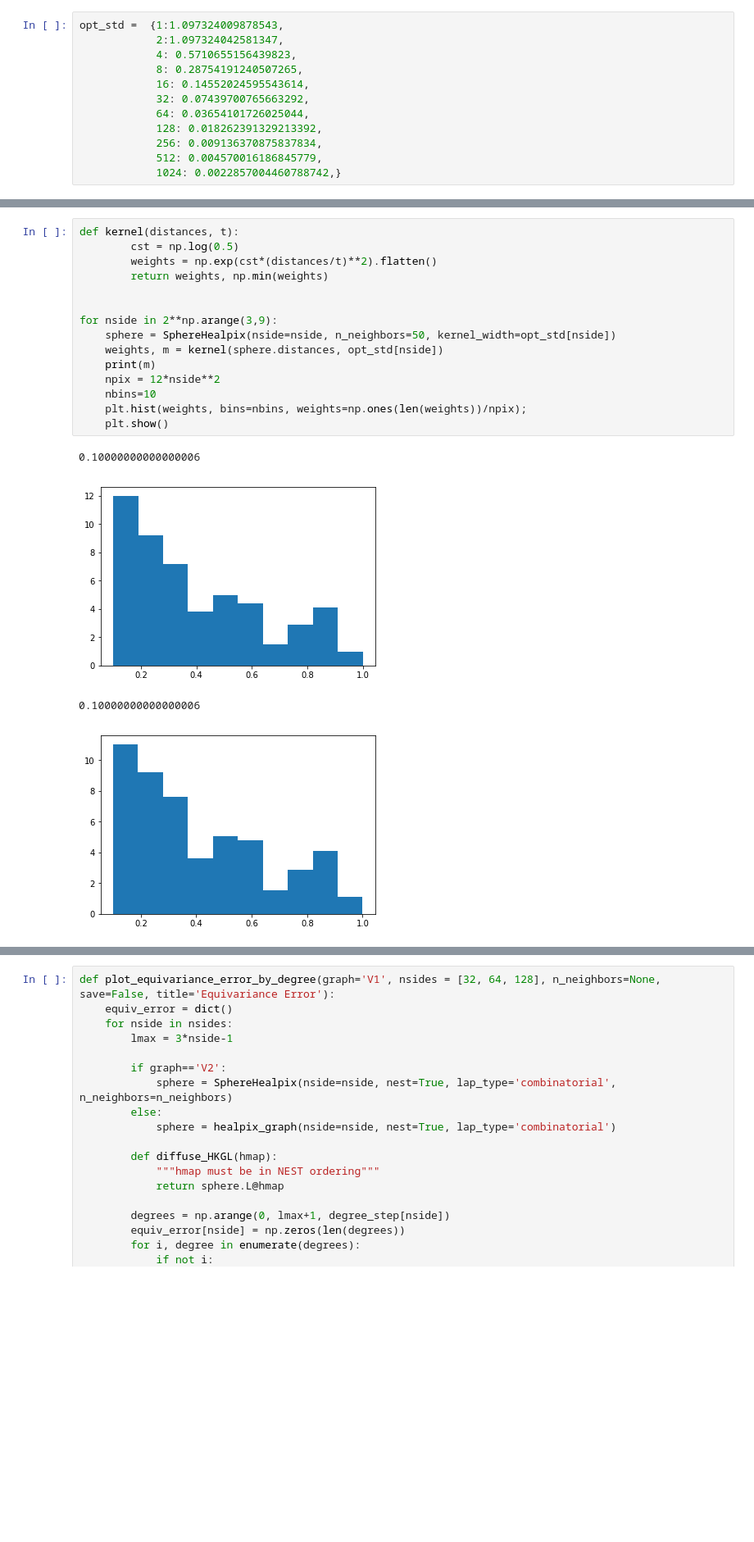
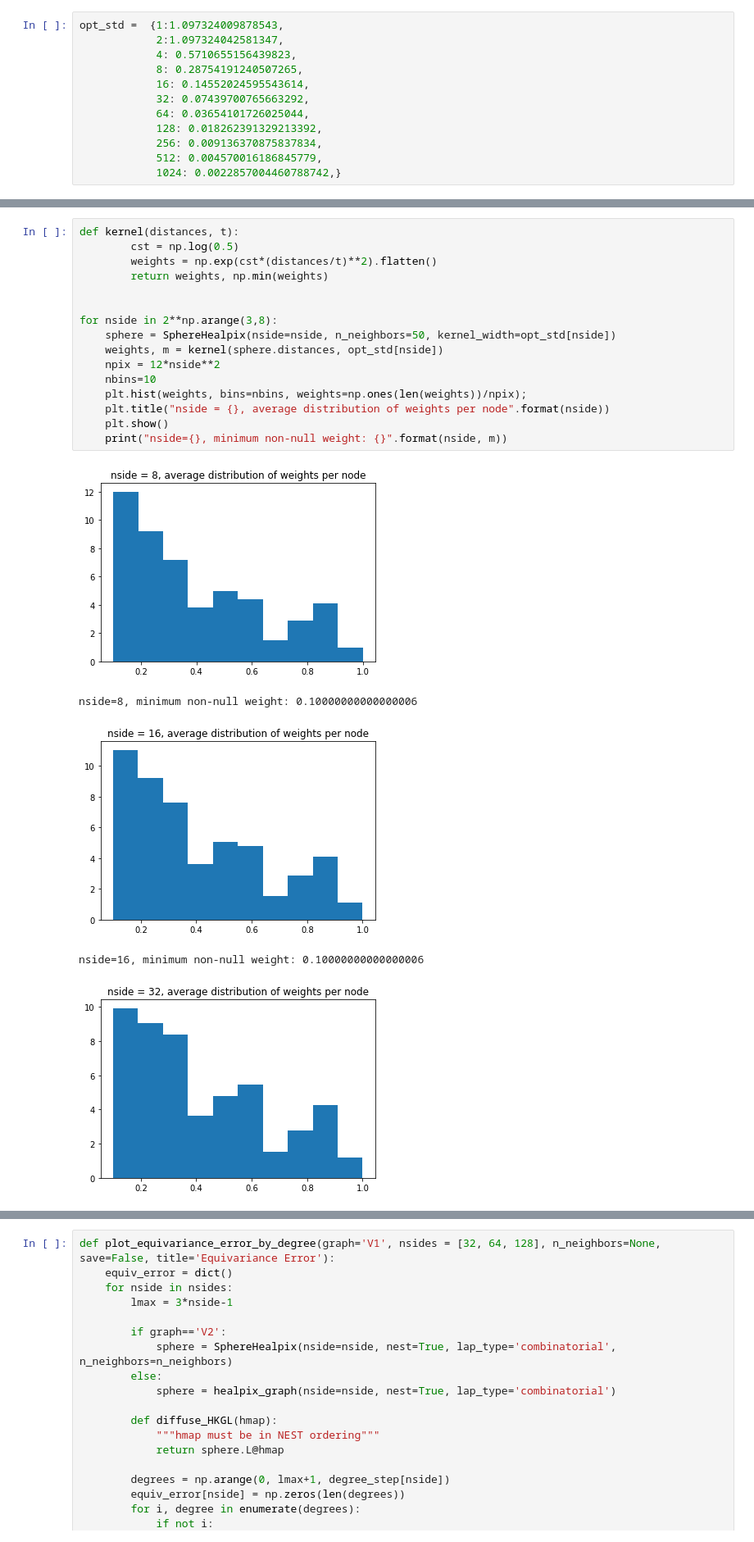
Before and after one commit to MartMilani/PDM, a Jupyter notebook: codes/08._paper/HEALPix_equivariance_error.ipynb, the cells around one changed output, grey strips where cells are left out. Shown at 82% size. Saved outputs shown, nothing was run; the diff lists cells and outputs as text; blank space fills up the shorter version.

```diff
--- a/codes/08._paper/HEALPix_equivariance_error.ipynb
+++ b/codes/08._paper/HEALPix_equivariance_error.ipynb
@@ -26,20 +31,22 @@ from pygsp.graphs import SphereHealpix
 # %%
 def kernel(distances, t):
         cst = np.log(0.5)
         weights = np.exp(cst*(distances/t)**2).flatten()
         return weights, np.min(weights)
 
 
-for nside in 2**np.arange(3,9):
+for nside in 2**np.arange(3,8):
     sphere = SphereHealpix(nside=nside, n_neighbors=50, kernel_width=opt_std[nside])
     weights, m = kernel(sphere.distances, opt_std[nside])
-    print(m)
     npix = 12*nside**2
     nbins=10
     plt.hist(weights, bins=nbins, weights=np.ones(len(weights))/npix);
+    plt.title("nside = {}, average distribution of weights per node".format(nside))
     plt.show()
+    print("nside={}, minimum non-null weight: {}".format(nside, m))
 # %% [output]
+[figure, new version]
-0.10000000000000006
+nside=8, minimum non-null weight: 0.10000000000000006
-[figure, old version]
+[figure, new version]
-0.10000000000000006
+nside=16, minimum non-null weight: 0.10000000000000006
-[figure, old version]
+[figure, new version]
```
Also changed, not shown: parts of 37 cells of this notebook.
